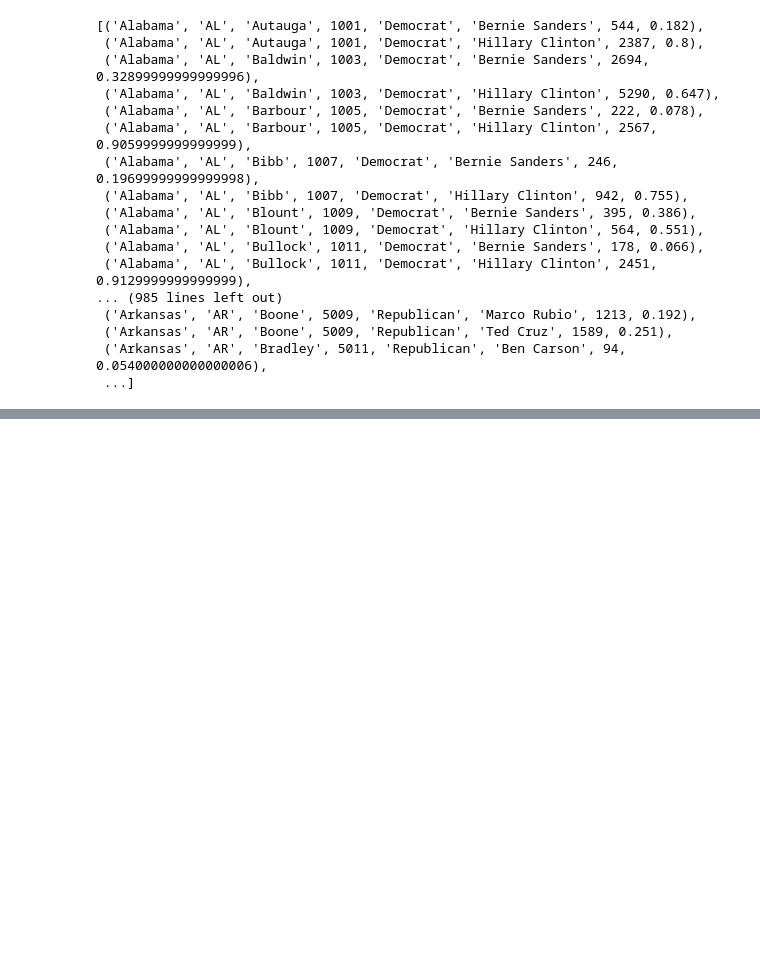
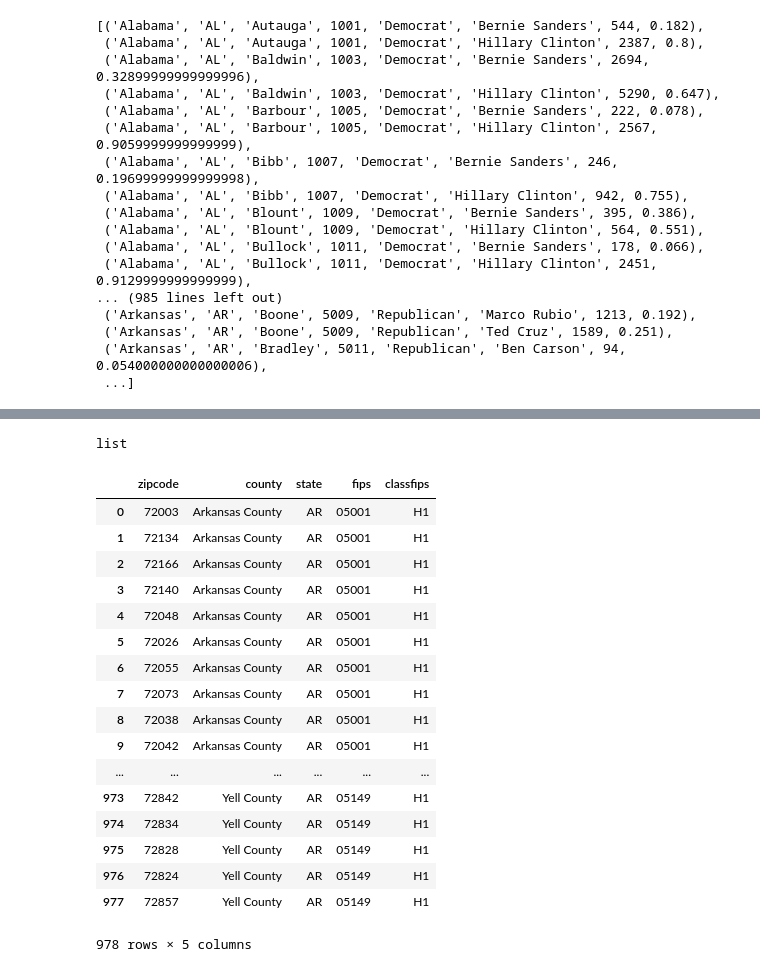
Before and after one commit to BrianLabelle/ETL-Project, a Jupyter notebook: archive/Election-Draft-001-SQLITE.ipynb, the cells around one changed output, grey strips where cells are left out. Cells and saved outputs as stored; diff of their text form; code cells hidden in the pictures; blank space fills up the shorter version.

```diff
--- a/archive/Election-Draft-001-SQLITE.ipynb
+++ b/archive/Election-Draft-001-SQLITE.ipynb
@@ -78,0 +115,31 @@ ResourceClosedError: This result object does not return rows. It has been closed
+# %%
+type(df_election_fips_error)
+# %% [output]
+list
+# %%
+# We imported FIPS CSV spreadsheet into a PostGres Database & created table via sql.
+from sqlalchemy import create_engine
+engine = create_engine('postgresql://postgres:password@localhost:5432/etlproject')
+connection = engine.connect()
+
+df_FIPS = pd.read_sql_query('''SELECT * FROM public."FIPS" where state = 'AR';''', engine)
+df_FIPS
+# %% [output]
+|  | zipcode | county | state | fips | classfips |
+| 0 | 72003 | Arkansas County | AR | 05001 | H1 |
+| 1 | 72134 | Arkansas County | AR | 05001 | H1 |
+| 2 | 72166 | Arkansas County | AR | 05001 | H1 |
+| 3 | 72140 | Arkansas County | AR | 05001 | H1 |
+| 4 | 72048 | Arkansas County | AR | 05001 | H1 |
+| 5 | 72026 | Arkansas County | AR | 05001 | H1 |
+| 6 | 72055 | Arkansas County | AR | 05001 | H1 |
+| 7 | 72073 | Arkansas County | AR | 05001 | H1 |
+| 8 | 72038 | Arkansas County | AR | 05001 | H1 |
+| 9 | 72042 | Arkansas County | AR | 05001 | H1 |
+| ... | ... | ... | ... | ... | ... |
+| 973 | 72842 | Yell County | AR | 05149 | H1 |
+| 974 | 72834 | Yell County | AR | 05149 | H1 |
+| 975 | 72828 | Yell County | AR | 05149 | H1 |
+| 976 | 72824 | Yell County | AR | 05149 | H1 |
+| 977 | 72857 | Yell County | AR | 05149 | H1 |
+978 rows × 5 columns
```
Also changed, not shown: parts of 6 cells of this notebook, 9 other files.
